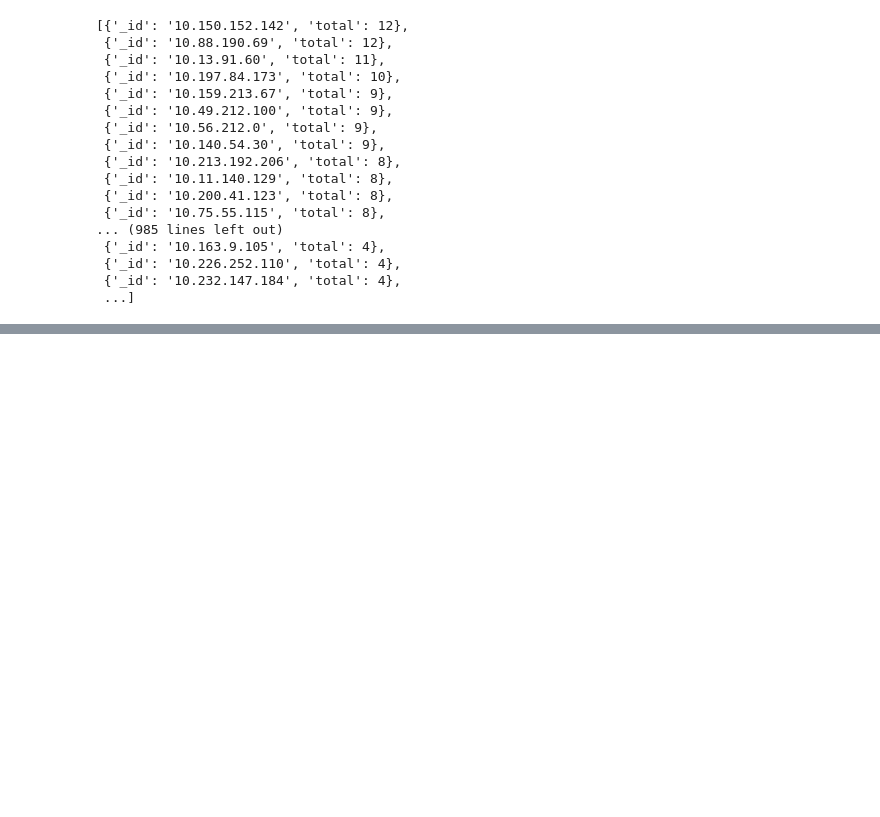
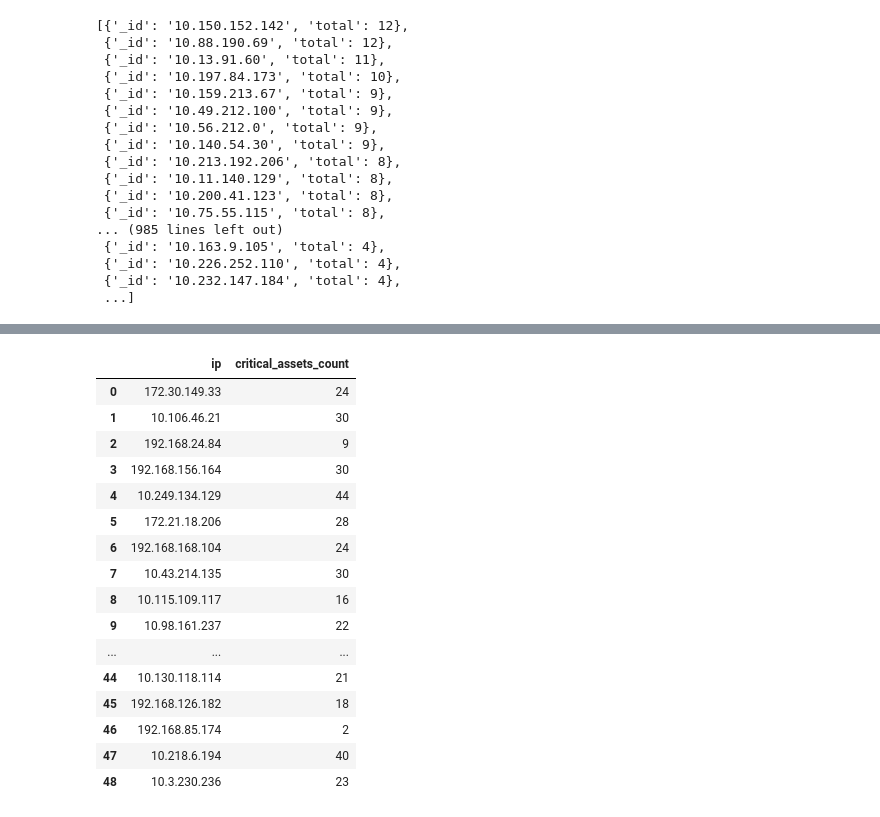
Before and after one commit to Carrazza/PMD_Final, a Jupyter notebook: consultas.ipynb, the cells around one changed output, grey strips where cells are left out. Cells and saved outputs as stored; diff of their text form; code cells hidden in the pictures; blank space fills up the shorter version.

```diff
--- a/consultas.ipynb
+++ b/consultas.ipynb
@@ -10,3 +10,13 @@ mydb = client["Vulns"]
 teams_col = mydb["teams"]
 assets_col = mydb["assets"]
 export_col = mydb["export"]
+
+from neo4j import GraphDatabase
+
+uri = "bolt://localhost:7687"
+username = "neo4j"
+password = ""
+
+driver = GraphDatabase.driver(uri, auth=(username, password))
+
+driver.verify_connectivity()
@@ -183,0 +328,40 @@ list(result2)
+# %%
+
+with driver.session() as session:
+    all_records = []
+
+    query = """
+    WITH $ip_list AS ips
+    UNWIND ips AS ip
+    MATCH c=allShortestPaths((s:Asset {ip:ip})-[r:conectado_com*1..3]->(vizinho:Asset))
+    WHERE vizinho.ACR >= 9
+    WITH ip, c, [node IN nodes(c) WHERE node.ACR >= 9] AS critical_assets
+    UNWIND critical_assets AS asset
+    RETURN ip, count(asset) AS critical_assets_count
+    """
+
+
+    subquery = session.run(query, ip_list=ips)
+    for record in subquery:
+            all_records.append({"ip":record["ip"], "critical_assets_count":record["critical_assets_count"]})
+
+
+pd.DataFrame(all_records)
+# %% [output]
+|  | ip | critical_assets_count |
+| 0 | 172.30.149.33 | 24 |
+| 1 | 10.106.46.21 | 30 |
+| 2 | 192.168.24.84 | 9 |
+| 3 | 192.168.156.164 | 30 |
+| 4 | 10.249.134.129 | 44 |
+| 5 | 172.21.18.206 | 28 |
+| 6 | 192.168.168.104 | 24 |
+| 7 | 10.43.214.135 | 30 |
+| 8 | 10.115.109.117 | 16 |
+| 9 | 10.98.161.237 | 22 |
+| ... | ... | ... |
+| 44 | 10.130.118.114 | 21 |
+| 45 | 192.168.126.182 | 18 |
+| 46 | 192.168.85.174 | 2 |
+| 47 | 10.218.6.194 | 40 |
+| 48 | 10.3.230.236 | 23 |
```
Also changed, not shown: parts of 8 cells of this notebook, 1 other file.
